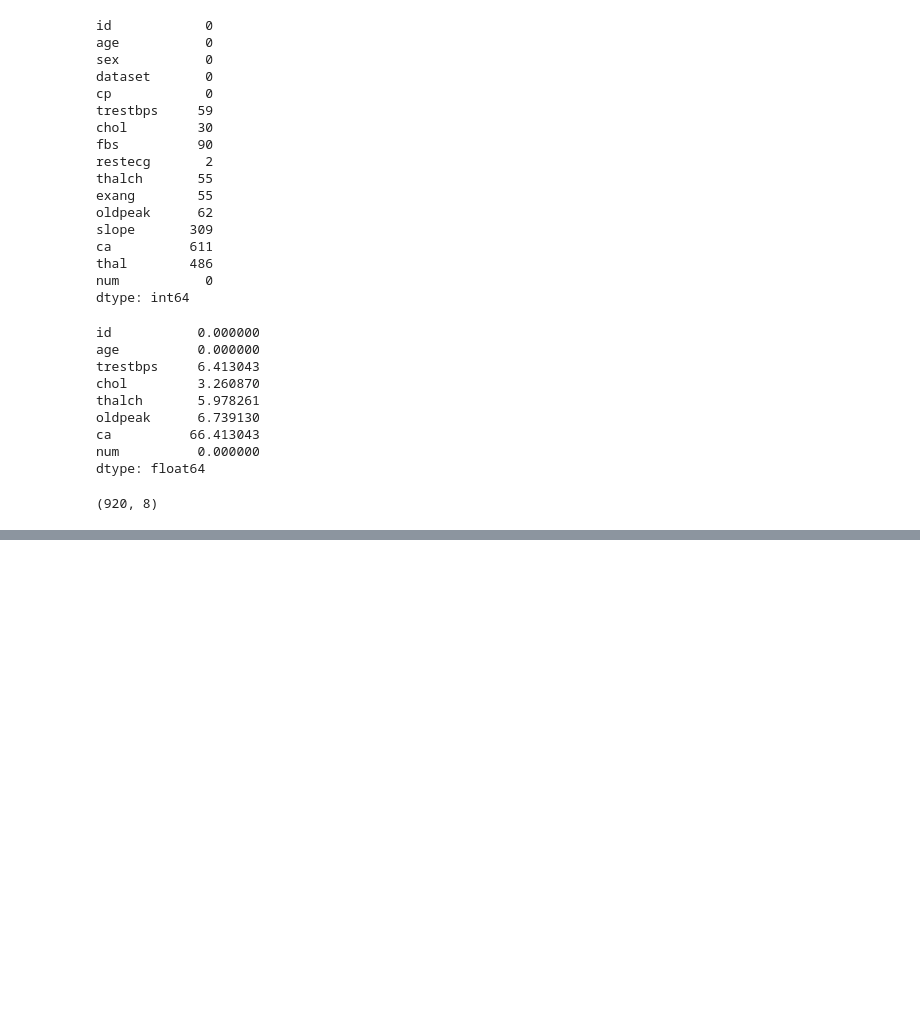
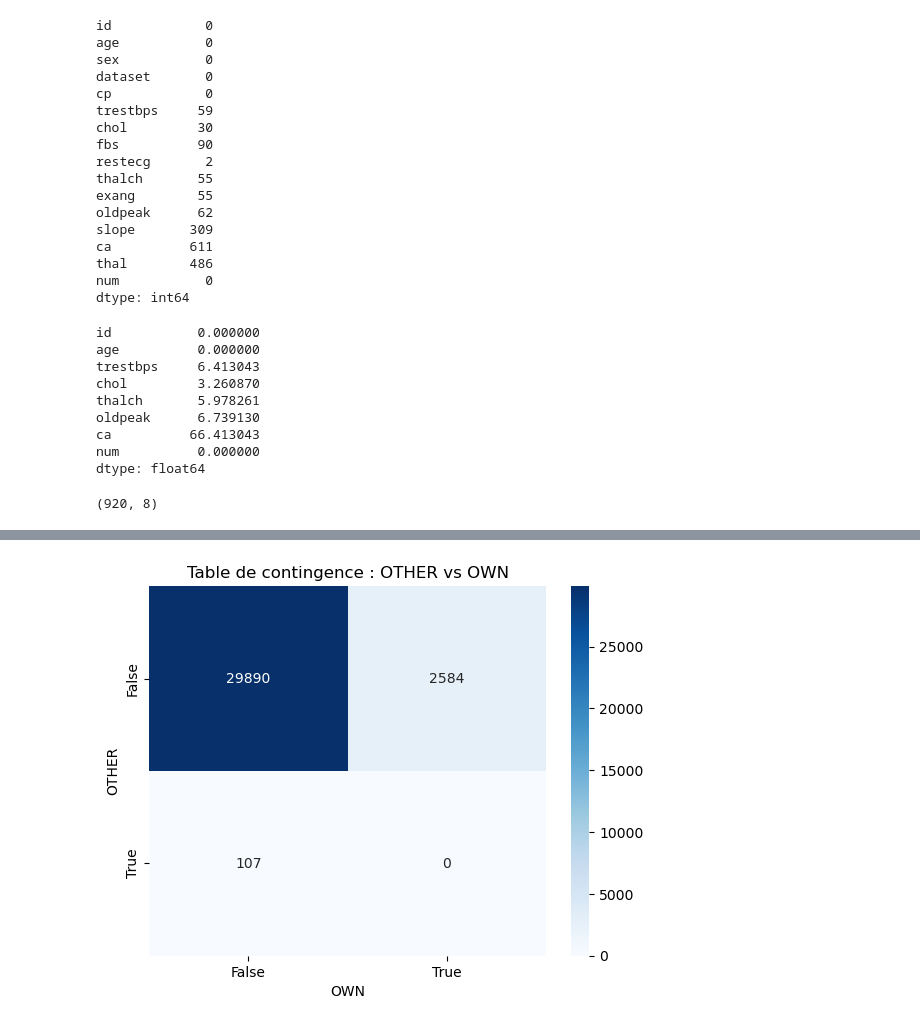
Before and after one commit to Ephrayyy/Classificateur, a Jupyter notebook: Project_5.ipynb, the cells around one changed output, grey strips where cells are left out. Drawn from its saved outputs; the diff is of its cells as text; code cells hidden in the pictures; blank space fills up the shorter version.

```diff
--- a/Project_5.ipynb
+++ b/Project_5.ipynb
@@ -716,0 +778,12 @@ health_num.shape
+# %%
+# Analyse catégorielle-catégorielle : heatmap de contingence entre deux variables catégorielles
+cat_cols = dfcpy.select_dtypes(include=['bool']).columns
+if len(cat_cols) >= 2:
+    contingency = pd.crosstab(dfcpy[cat_cols[0]], dfcpy[cat_cols[1]])
+    sns.heatmap(contingency, annot=True, fmt='d', cmap='Blues')
+    plt.title(f"Table de contingence : {cat_cols[0]} vs {cat_cols[1]}")
+    plt.xlabel(cat_cols[1])
+    plt.ylabel(cat_cols[0])
+    plt.show()
+# %% [output]
+[figure, added]
```
Also changed, not shown: parts of 21 cells of this notebook.
